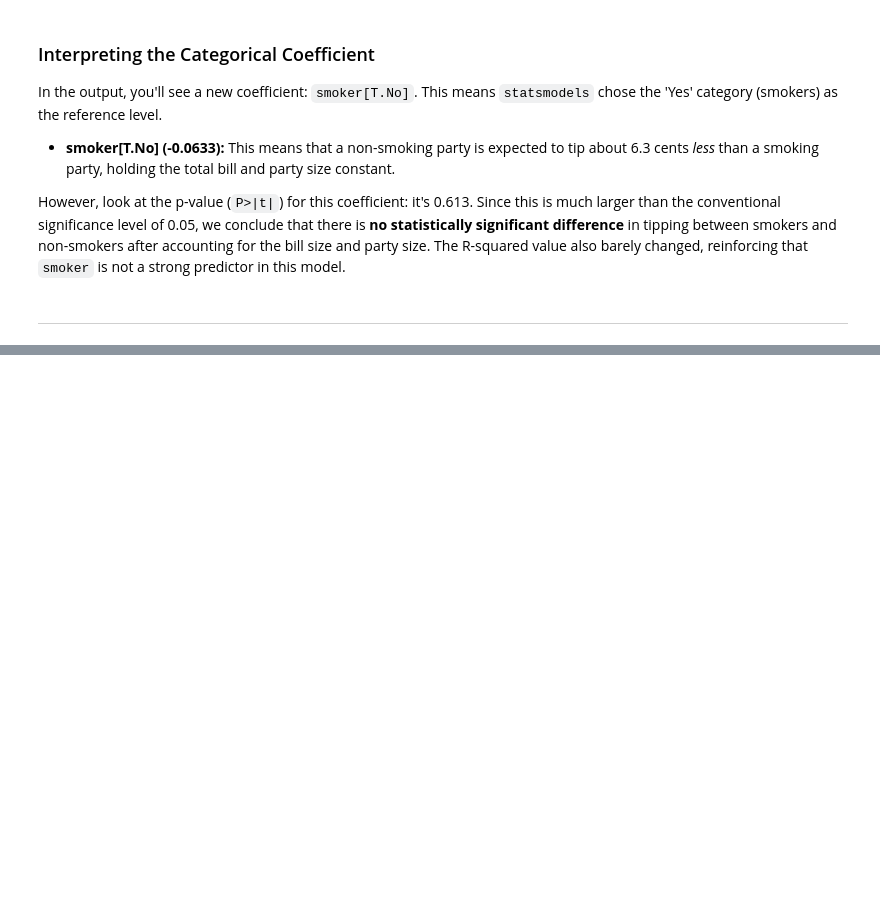
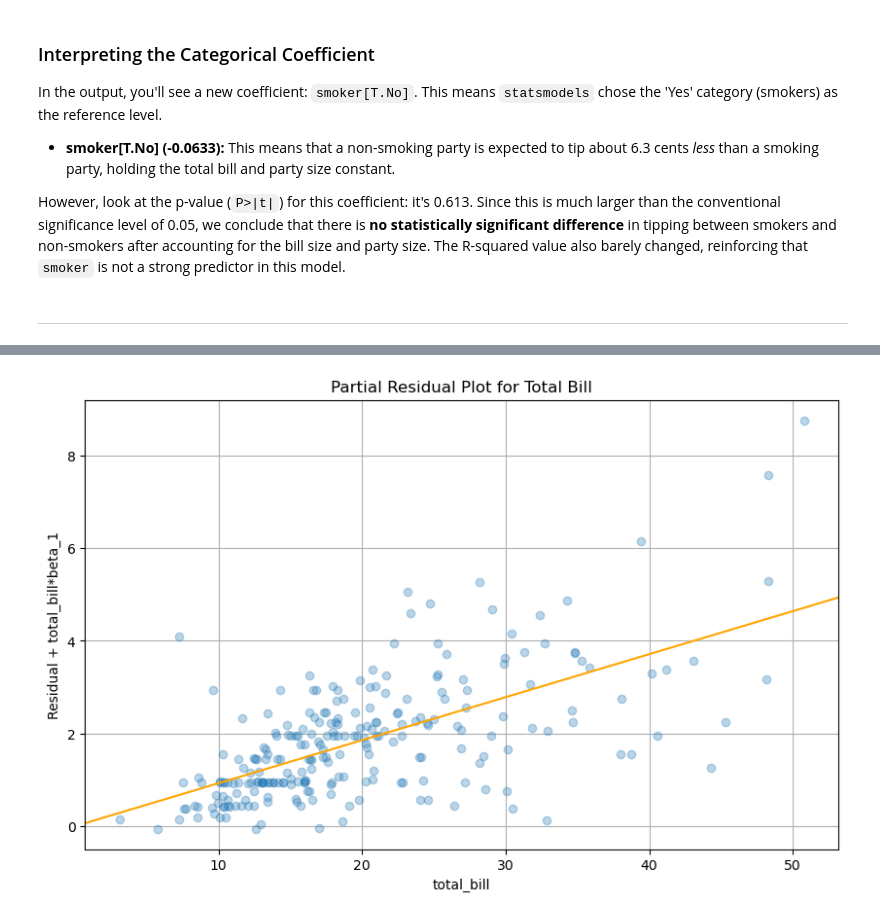
Before and after one commit to ibrahim-kocyigit/kocyigit-dsml, a Jupyter notebook: 03_specializations/01_fitting_statistical_models_to_data_with_python/02_fitting_models_to_independent_data/09_regression_modeling_in_python--linear_regression.ipynb, the cells around one changed output, grey strips where cells are left out. Drawn from its saved outputs; the diff is of its cells as text; code cells hidden in the pictures; blank space fills up the shorter version.

Commit message:
working on 09_regression_modeling_in_python--linear_regression

```diff
--- a/03_specializations/01_fitting_statistical_models_to_data_with_python/02_fitting_models_to_independent_data/09_regression_modeling_in_python--linear_regression.ipynb
+++ b/03_specializations/01_fitting_statistical_models_to_data_with_python/02_fitting_models_to_independent_data/09_regression_modeling_in_python--linear_regression.ipynb
@@ -189,0 +197,14 @@ Visualizations are
+# %%
+# This is not part of the main Statsmodels API, so neefs to be imported separately
+from statsmodels.graphics.regressionplots import plot_ccpr
+
+fig = plt.figure(figsize=(10, 6))
+ax = fig.add_subplot(111)
+plot_ccpr(result, "total_bill", ax=ax)
+ax.lines[0].set_alpha(0.3) # Make points transparent
+ax.lines[1].set_color('orange') # Highlight the regression line
+ax.grid(True)
+plt.title("Partial Residual Plot for Total Bill")
+plt.show()
+# %% [output]
+[figure, added]
```
Also changed, not shown: parts of 4 cells of this notebook.
